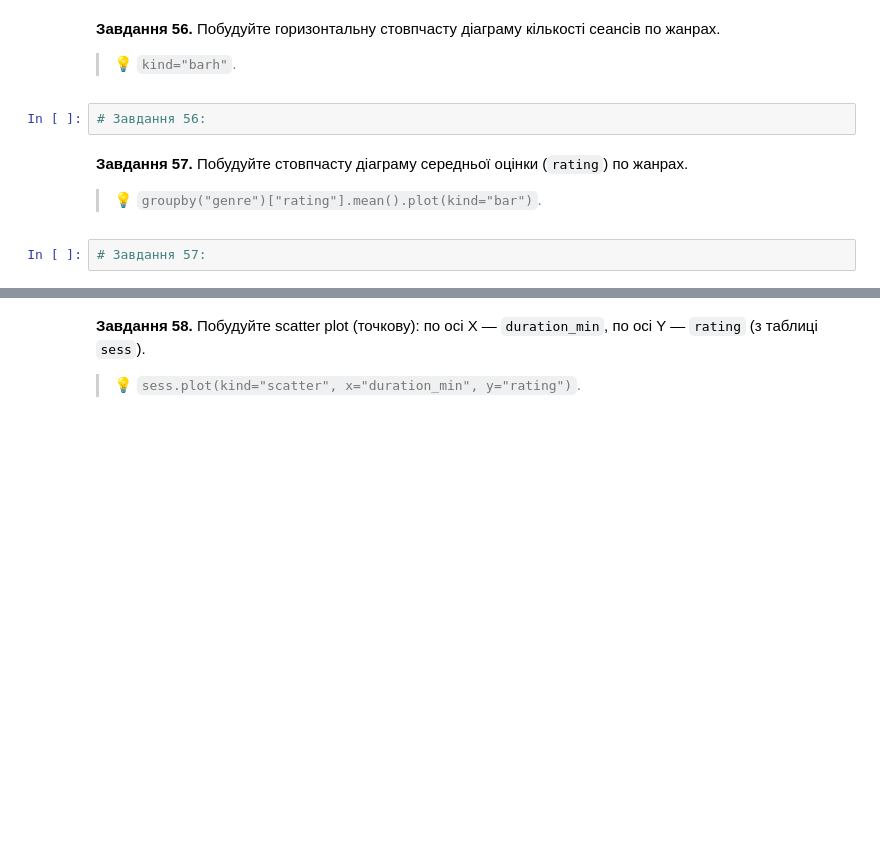
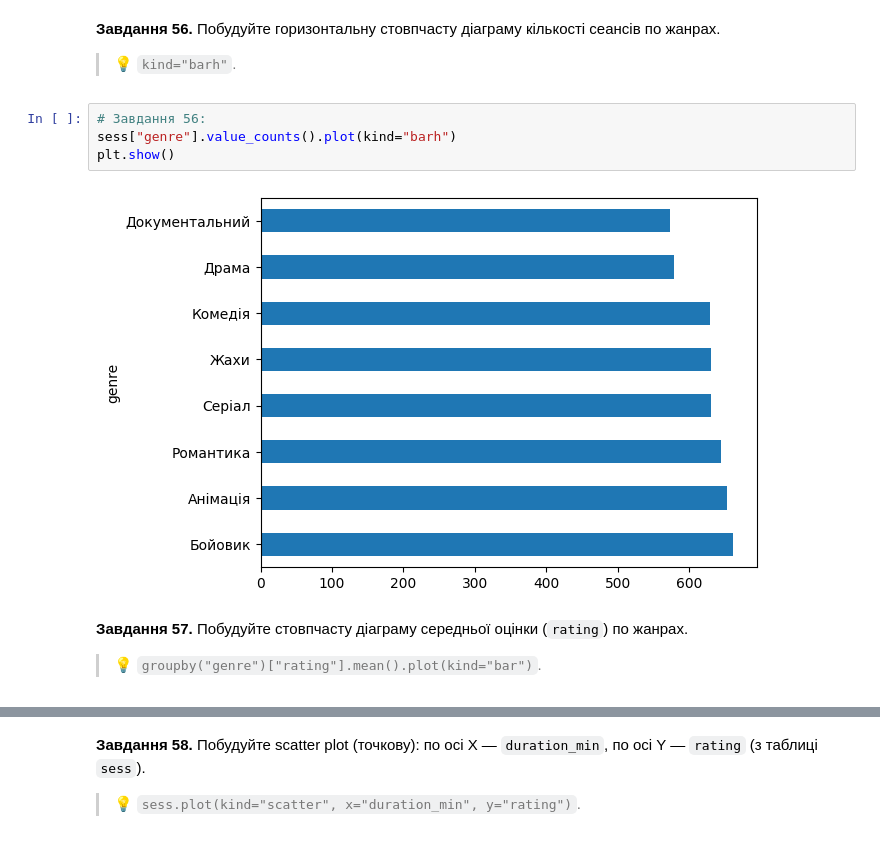
Before and after one commit to DymaStar/DTA_2026, a Jupyter notebook: HW/HW_DimaStar2905Nazar80_"pandas_viz_practice_ipynb".ipynb, the cells around one changed output, grey strips where cells are left out. Saved outputs shown, nothing was run; the diff lists cells and outputs as text; blank space fills up the shorter version.

```diff
--- a/HW/HW_DimaStar2905Nazar80_"pandas_viz_practice_ipynb".ipynb
+++ b/HW/HW_DimaStar2905Nazar80_"pandas_viz_practice_ipynb".ipynb
@@ -1174,11 +1182,13 @@ plt.show()
 **Завдання 56.** Побудуйте горизонтальну стовпчасту діаграму кількості сеансів по жанрах.
 
 > 💡 `kind="barh"`.
-# %%
-# Завдання 56:
+# %%
+# Завдання 56:
+sess["genre"].value_counts().plot(kind="barh")
+plt.show()
+# %% [output]
+[figure, added]
 # %% [markdown]
 **Завдання 57.** Побудуйте стовпчасту діаграму середньої оцінки (`rating`) по жанрах.
 
 > 💡 `groupby("genre")["rating"].mean().plot(kind="bar")`.
-# %%
-# Завдання 57:
```
Also changed, not shown: parts of 20 cells of this notebook.
